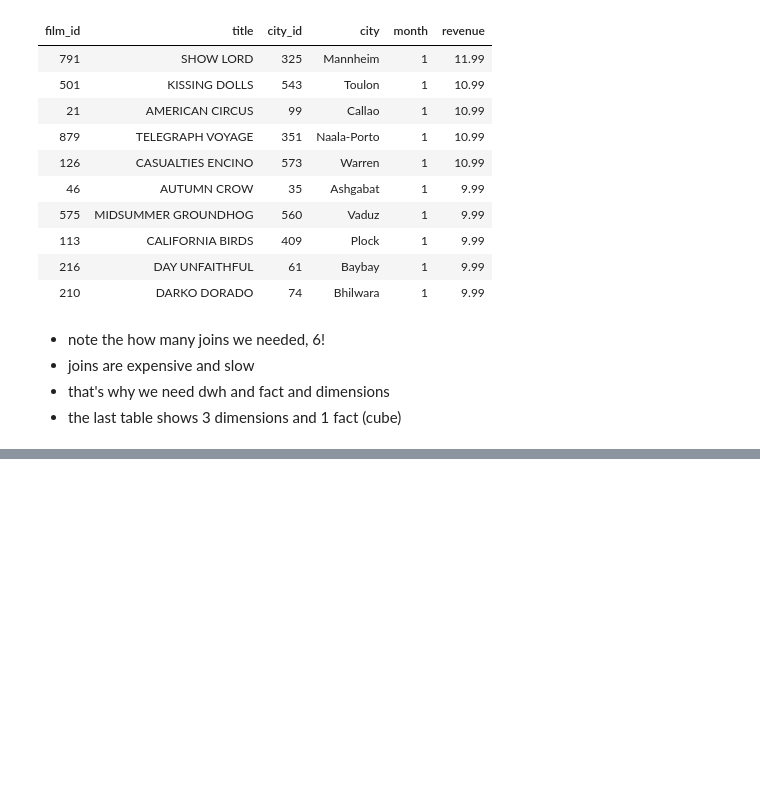
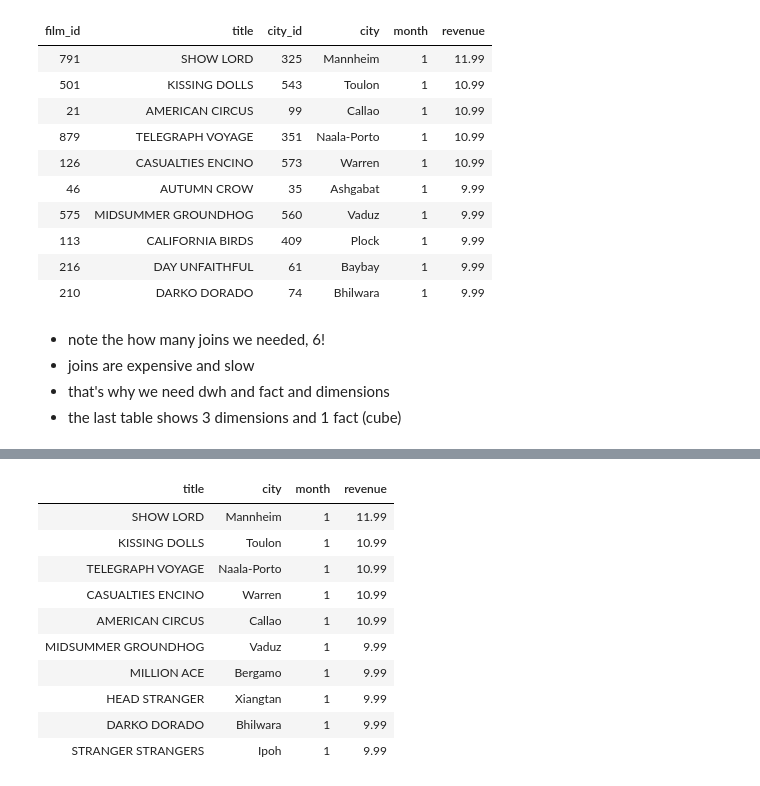
Before and after one commit to eslamdyab21/Knowledge-Hub, a Jupyter notebook: Courses/Udacity-DWH/3NF-2-Star/notebook.ipynb, the cells around one changed output, grey strips where cells are left out. Cells and saved outputs as stored; diff of their text form; code cells hidden in the pictures; blank space fills up the shorter version.

Commit message:
do analytics with fact and dims

```diff
--- a/Courses/Udacity-DWH/3NF-2-Star/notebook.ipynb
+++ b/Courses/Udacity-DWH/3NF-2-Star/notebook.ipynb
@@ -1005,0 +1175,24 @@ select_query(query)
+# %%
+query = ("""
+    select dm.title, dc.city, dd.month, sum(fs.sales_amount) as revenue
+    from factSales fs
+    join dimCustomer dc on (fs.customer_key = dc.customer_key)
+    join dimMovie dm on (fs.movie_key = dm.movie_key)
+    join dimDate dd on (fs.date_key = dd.date_key)
+    group by (dm.title, dc.city, dd.month)
+    order by month, revenue desc
+    limit 10;
+""")
+select_query(query)
+# %% [output]
+| title | city | month | revenue |
+| SHOW LORD | Mannheim | 1 | 11.99 |
+| KISSING DOLLS | Toulon | 1 | 10.99 |
+| TELEGRAPH VOYAGE | Naala-Porto | 1 | 10.99 |
+| CASUALTIES ENCINO | Warren | 1 | 10.99 |
+| AMERICAN CIRCUS | Callao | 1 | 10.99 |
+| MIDSUMMER GROUNDHOG | Vaduz | 1 | 9.99 |
+| MILLION ACE | Bergamo | 1 | 9.99 |
+| HEAD STRANGER | Xiangtan | 1 | 9.99 |
+| DARKO DORADO | Bhilwara | 1 | 9.99 |
+| STRANGER STRANGERS | Ipoh | 1 | 9.99 |
```
Also changed, not shown: parts of 98 cells of this notebook.
